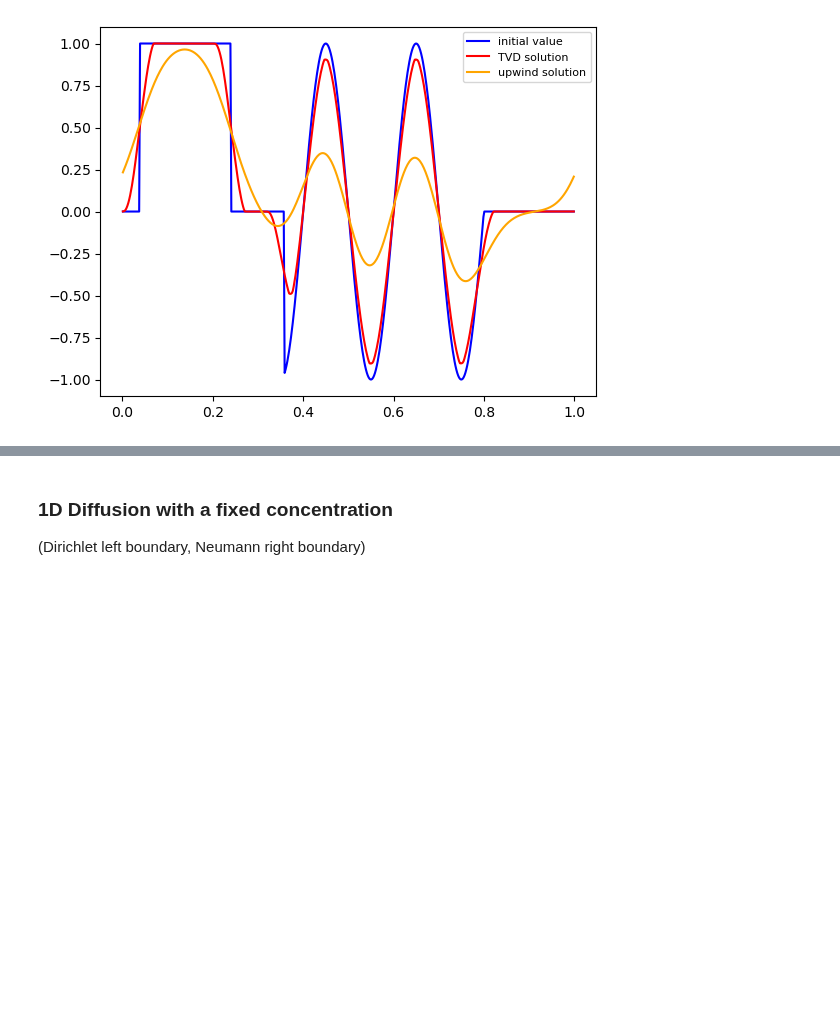
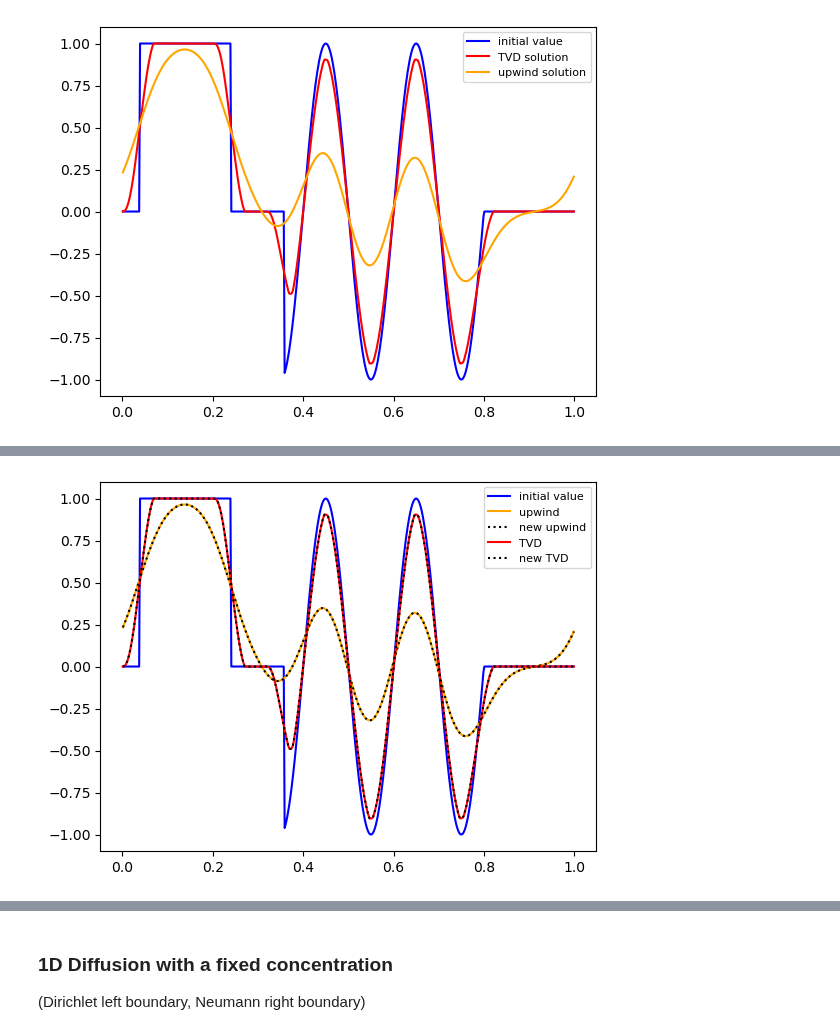
Before and after one commit to FiniteVolumeTransportPhenomena/PyFVTool, a Jupyter notebook: examples-notebooks/PyFVTool-introduction-demo.ipynb, the cells around one changed output, grey strips where cells are left out. Saved outputs shown, nothing was run; the diff lists cells and outputs as text; code cells hidden in the pictures; blank space fills up the shorter version.

Commit message:
'new-style' upwind/TVD was verified to give identical results to original code

```diff
--- a/examples-notebooks/PyFVTool-introduction-demo.ipynb
+++ b/examples-notebooks/PyFVTool-introduction-demo.ipynb
@@ -881,0 +944,46 @@ ax1.legend(fontsize=8);
+# %%
+# new-style solvePDE
+# Solver: upwind with TVD corrector (SUPERBEE flux limiter)
+
+phi = phiinit.copy()
+
+tt = 0.0
+count = 0
+phi_newtvd = []
+
+
+# Choose a flux limiter
+FL = pf.fluxLimiter('SUPERBEE')
+
+# Constant coefficient matrices:
+convupwindterm = pf.convectionUpwindTerm(uf)   # upwind convection term
+
+while (tt<final_t) and (count < 5000):
+    tt += dt
+
+    # Inner loop for TVD scheme
+    # the transientterm should be kept constant over the TVD inner loop
+    transientterm = pf.transientTerm(phi, dt, alfa)
+    for jj in range(5):   # Why 5?
+        # TVD RHS term
+        tvdcorrterm = pf.convectionTvdRHSTerm(uf, phi, FL)
+        # construct and solve equation
+        eqn = [transientterm,
+               convupwindterm,
+               tvdcorrterm]
+        pf.solvePDE(phi, eqn)
+
+    # Store the TVD solution for later animation
+    phi_newtvd.append(phi)
+    count += 1
+# %%
+# Visualize the problem solution
+hfig, ax = plt.subplots(1, 1)
+ax.plot(x, phiinit.innerCellValues, 'b-', label='initial value')
+ax.plot(x, phi_uw[-1].innerCellValues, '-', color='orange', label='upwind');
+ax.plot(x, phi_newuw[-1].innerCellValues, 'k:', label='new upwind');
+ax.plot(x, phi_tvd[-1].innerCellValues, 'r-', label='TVD')
+ax.plot(x, phi_newtvd[-1].innerCellValues, 'k:', label='new TVD')
+ax.legend(fontsize=8);
+# %% [output]
+[figure, added]
```
Also changed, not shown: parts of 16 cells of this notebook.
